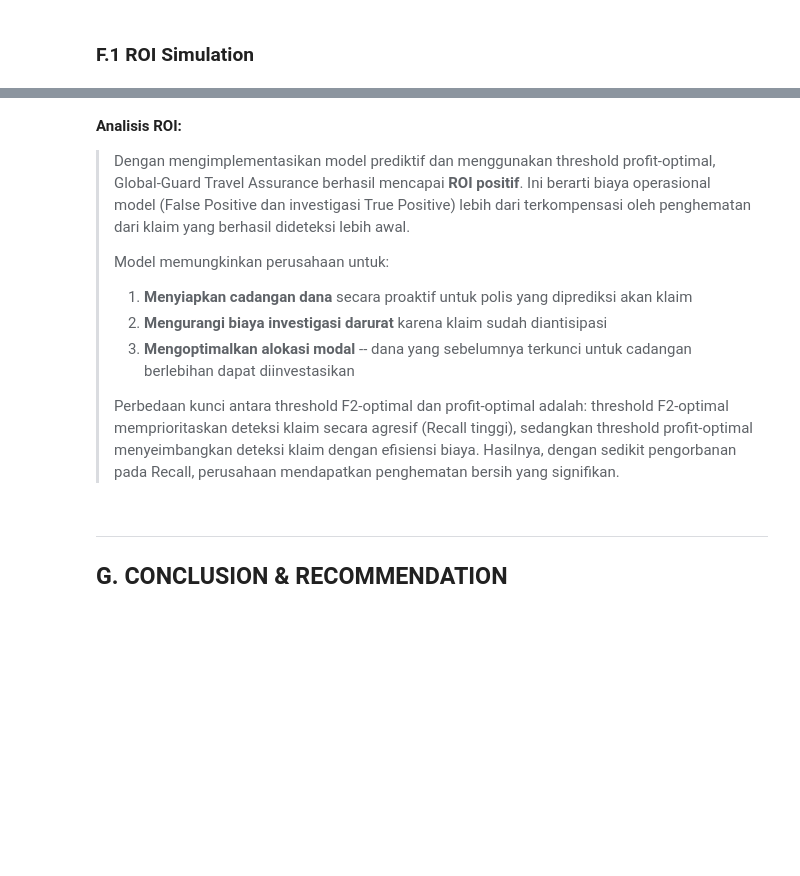
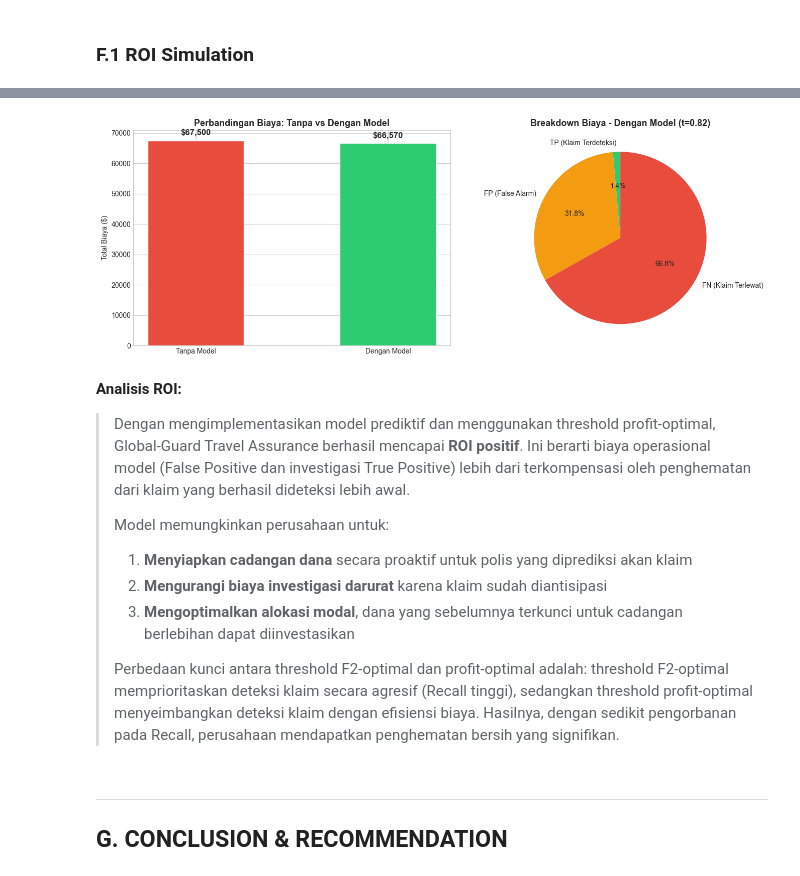
Before and after one commit to ravasrgh/travel-insurance-claim-prediction, a Jupyter notebook: TravelInsurance_CapstoneProject3.ipynb, the cells around one changed output, grey strips where cells are left out. Cells and saved outputs as stored; diff of their text form; code cells hidden in the pictures; blank space fills up the shorter version.

```diff
--- a/TravelInsurance_CapstoneProject3.ipynb
+++ b/TravelInsurance_CapstoneProject3.ipynb
@@ -2144,34 +2180,36 @@ else:
 # %%
 # Visualisasi Business Impact
 fig, axes = plt.subplots(1, 2, figsize=(14, 5))
 
 # Bar chart: Biaya perbandingan
 scenarios = ['Tanpa Model', 'Dengan Model']
 costs = [cost_no_model, cost_with_model]
 colors_bi = ['#e74c3c', '#2ecc71']
 
 bars = axes[0].bar(scenarios, costs, color=colors_bi, edgecolor='white', width=0.5)
 for bar, cost in zip(bars, costs):
     axes[0].text(bar.get_x() + bar.get_width()/2., bar.get_height() + cost*0.02,
                 f'${cost:,.0f}', ha='center', va='bottom', fontweight='bold', fontsize=12)
 axes[0].set_title('Perbandingan Biaya: Tanpa vs Dengan Model', fontsize=13, fontweight='bold')
 axes[0].set_ylabel('Total Biaya ($)')
 
 # Pie chart: Breakdown biaya dengan model
 labels_pie = ['TP (Klaim Terdeteksi)', 'TN (Non-Klaim Benar)', 'FP (False Alarm)', 'FN (Klaim Terlewat)']
 values_pie = [TP * COST_TP, TN * COST_TN, FP * COST_FP, FN * COST_FN]
 colors_pie = ['#2ecc71', '#3498db', '#f39c12', '#e74c3c']
 
 # Filter non-zero
 nonzero = [(l, v, c) for l, v, c in zip(labels_pie, values_pie, colors_pie) if v > 0]
 if nonzero:
     labels_nz, values_nz, colors_nz = zip(*nonzero)
     axes[1].pie(values_nz, labels=labels_nz, autopct='%1.1f%%', colors=colors_nz, startangle=90,
                 textprops={'fontsize': 10})
-    axes[1].set_title(f'Breakdown Biaya -- Dengan Model (t={profit_optimal_threshold:.2f})', fontsize=13, fontweight='bold')
+    axes[1].set_title(f'Breakdown Biaya - Dengan Model (t={profit_optimal_threshold:.2f})', fontsize=13, fontweight='bold')
 
 plt.tight_layout()
 plt.show()
+# %% [output]
+[figure, added]
 # %% [markdown]
 **Analisis ROI:**
 
@@ -2180,7 +2218,7 @@ plt.show()
 > Model memungkinkan perusahaan untuk:
 > 1. **Menyiapkan cadangan dana** secara proaktif untuk polis yang diprediksi akan klaim
 > 2. **Mengurangi biaya investigasi darurat** karena klaim sudah diantisipasi
-> 3. **Mengoptimalkan alokasi modal** -- dana yang sebelumnya terkunci untuk cadangan berlebihan dapat diinvestasikan
+> 3. **Mengoptimalkan alokasi modal**, dana yang sebelumnya terkunci untuk cadangan berlebihan dapat diinvestasikan
 >
 > Perbedaan kunci antara threshold F2-optimal dan profit-optimal adalah: threshold F2-optimal memprioritaskan deteksi klaim secara agresif (Recall tinggi), sedangkan threshold profit-optimal menyeimbangkan deteksi klaim dengan efisiensi biaya. Hasilnya, dengan sedikit pengorbanan pada Recall, perusahaan mendapatkan penghematan bersih yang signifikan.
 # %% [markdown]
```
Also changed, not shown: parts of 48 cells of this notebook, 2 other files.
